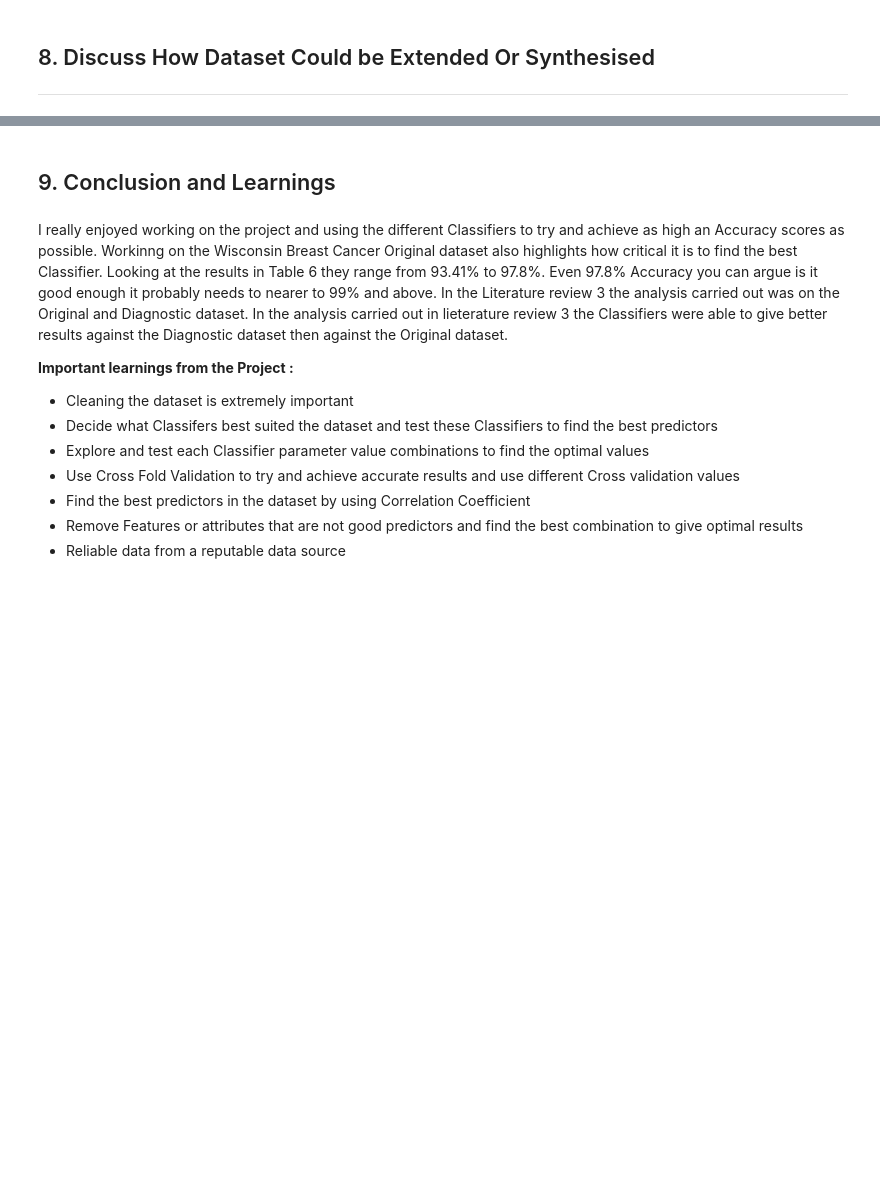
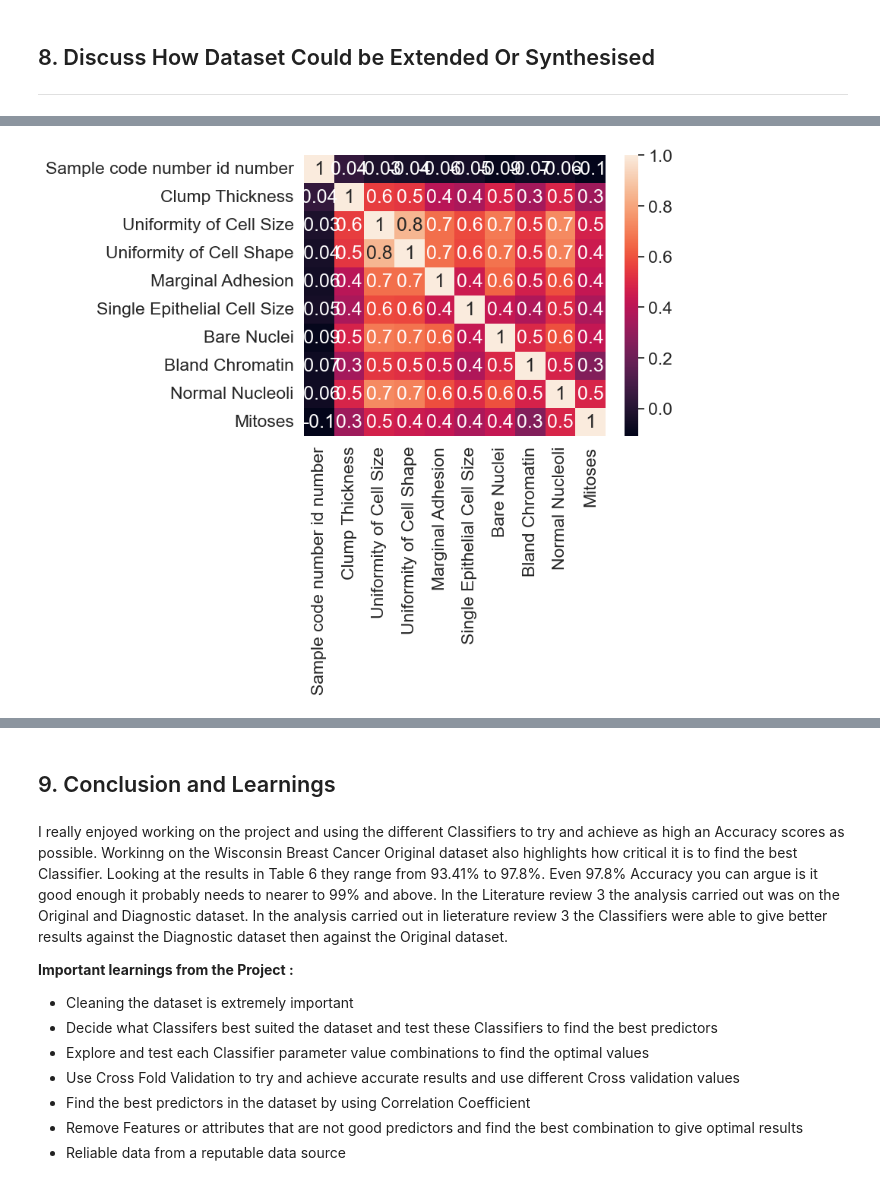
Before and after one commit to loughjo/ProgDataAnalysis-Project-2, a Jupyter notebook: ProgDataAnalysisProject2.ipynb, the cells around one changed output, grey strips where cells are left out. Cells and saved outputs as stored; diff of their text form; code cells hidden in the pictures; blank space fills up the shorter version.

```diff
--- a/ProgDataAnalysisProject2.ipynb
+++ b/ProgDataAnalysisProject2.ipynb
@@ -1603,0 +1658,5 @@ plt.show()
+# %%
+sns.heatmap(sample.corr(),annot=True,fmt='.1g')
+plt.show()
+# %% [output]
+[figure, added]
```
Also changed, not shown: parts of 48 cells of this notebook.
